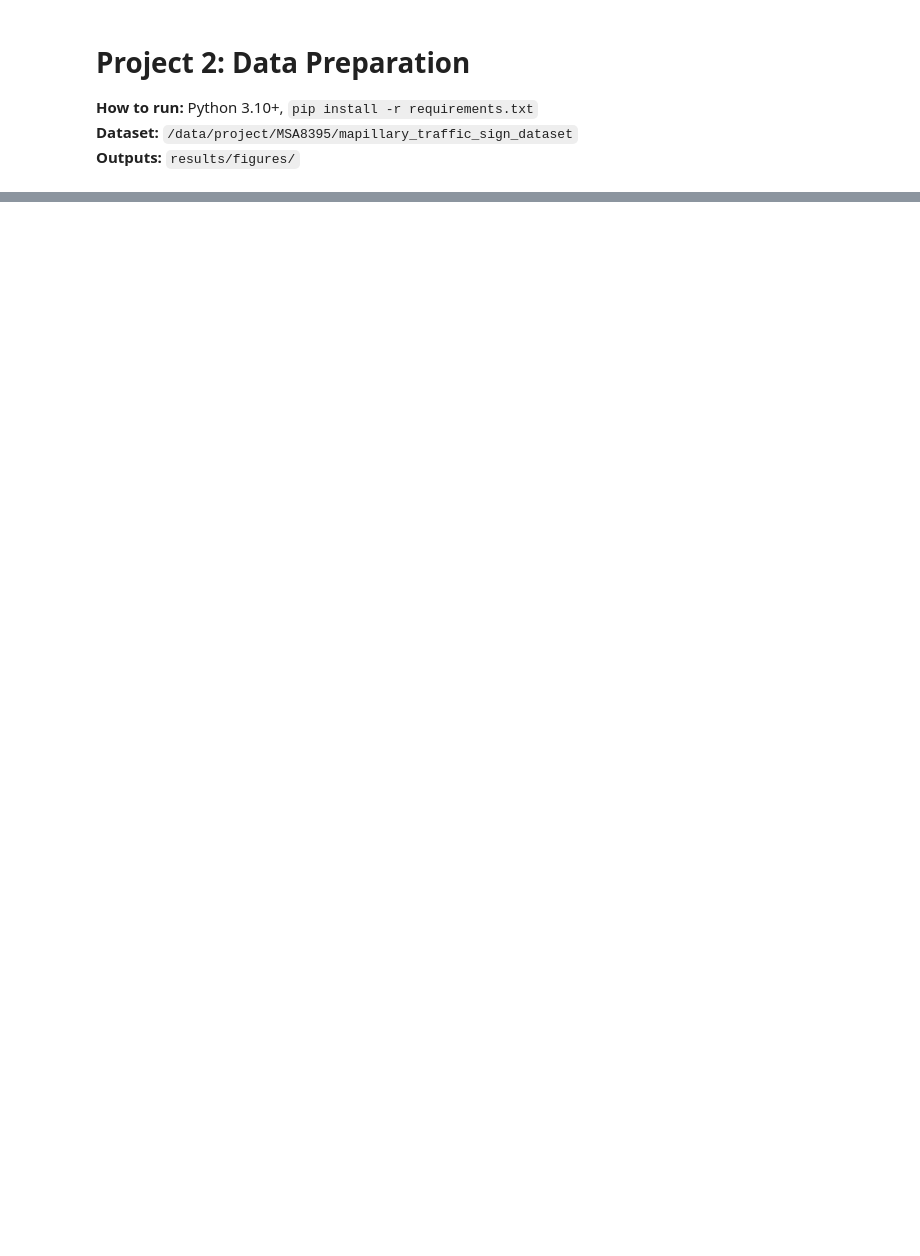
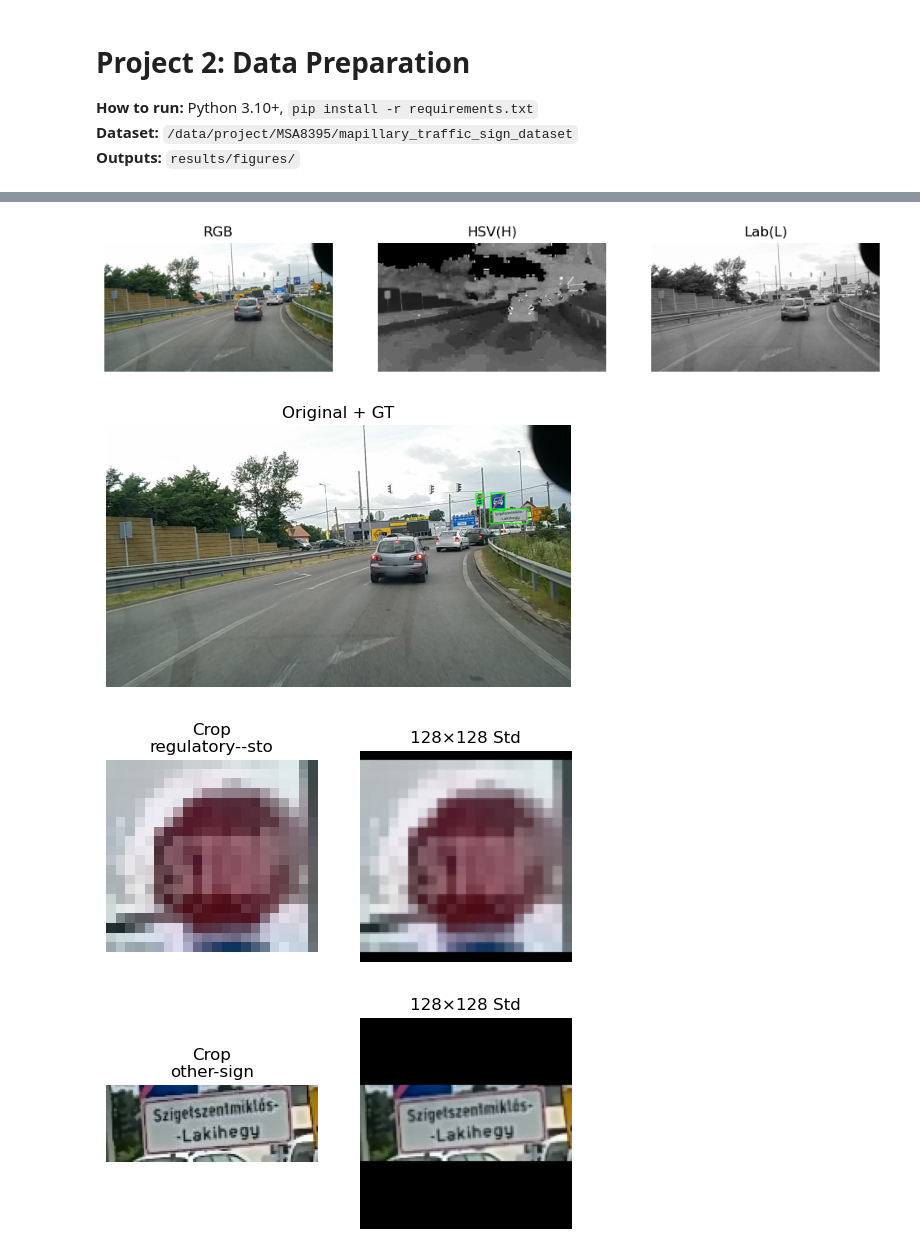
Before and after one commit to Harshalk2002/urban-sign-vision-system, a Jupyter notebook: notebooks/01_data_preparation.ipynb, the cells around one changed output, grey strips where cells are left out. Drawn from its saved outputs; the diff is of its cells as text; code cells hidden in the pictures; blank space fills up the shorter version.

Commit message:
Phase 1 updates: updated 01_data_preparation.ipynb and added results folder

```diff
--- a/notebooks/01_data_preparation.ipynb
+++ b/notebooks/01_data_preparation.ipynb
@@ -28,16 +7,0 @@ print("JSON exists:", ANN_JSON.exists(), "CSV exists:", ANN_CSV.exists())
-# %%
-
-def draw_bbox(img_bgr, bbox_xywh, label=None, color=(0,255,0), thickness=2):
-    x, y, w, h = map(int, bbox_xywh)
-    cv2.rectangle(img_bgr, (x, y), (x+w, y+h), color, thickness)
-    if label is not None:
-        cv2.putText(img_bgr, str(label), (x, max(0, y-5)),
-                    cv2.FONT_HERSHEY_SIMPLEX, 0.5, color, 1, cv2.LINE_AA)
-    return img_bgr
-
-def crop(img_bgr, bbox_xywh, pad=4):
-    x, y, w, h = map(int, bbox_xywh)
-    H, W = img_bgr.shape[:2]
-    x0, y0 = max(0, x-pad), max(0, y-pad)
-    x1, y1 = min(W, x+w+pad), min(H, y+h+pad)
-    return img_bgr[y0:y1, x0:x1]
@@ -55,0 +64,61 @@ def bilateral(img_bgr):
+# %%
+# ====== Phase 1 — Part B: Preprocessing pipeline ======
+import cv2, numpy as np, matplotlib.pyplot as plt
+
+def to_rgb(img): return cv2.cvtColor(img, cv2.COLOR_BGR2RGB)
+
+def enhance_image(bgr):
+    lab = cv2.cvtColor(bgr, cv2.COLOR_BGR2Lab)
+    L,a,b = cv2.split(lab)
+    clahe = cv2.createCLAHE(clipLimit=2.0, tileGridSize=(8,8))
+    L2 = clahe.apply(L)
+    lab2 = cv2.merge([L2,a,b])
+    bgr2 = cv2.cvtColor(lab2, cv2.COLOR_Lab2BGR)
+    return cv2.bilateralFilter(bgr2, d=7, sigmaColor=60, sigmaSpace=60)
+
+def extract_and_standardize(bgr, rows_df, pad_ratio=0.15, out_size=128, enhance=True):
+    if enhance: bgr = enhance_image(bgr)
+    H,W = bgr.shape[:2]; out=[]
+    for _, r in rows_df.iterrows():
+        x,y,w,h = int(r["x"]),int(r["y"]),int(r["w"]),int(r["h"])
+        px,py=int(w*pad_ratio),int(h*pad_ratio)
+        x1,y1=max(0,x-px),max(0,y-py); x2,y2=min(W,x+w+px),min(H,y+h+py)
+        crop=bgr[y1:y2,x1:x2]
+        if crop.size==0: continue
+        ch,cw=crop.shape[:2]; scale=out_size/max(ch,cw)
+        resized=cv2.resize(crop,(int(cw*scale),int(ch*scale)),interpolation=cv2.INTER_AREA)
+        pad_t=(out_size-resized.shape[0])//2; pad_b=out_size-resized.shape[0]-pad_t
+        pad_l=(out_size-resized.shape[1])//2; pad_r=out_size-resized.shape[1]-pad_l
+        standardized=cv2.copyMakeBorder(resized,pad_t,pad_b,pad_l,pad_r,cv2.BORDER_CONSTANT,value=(0,0,0))
+        out.append((crop,standardized,r["label"]))
+    return out
+
+def show_color_spaces_and_crops(df_ann, n_images=2, max_signs_per_image=5, enhance=True):
+    imgs=df_ann["image_path"].drop_duplicates().sample(n=min(n_images,df_ann["image_path"].nunique()),random_state=42)
+    for p in imgs:
+        bgr=cv2.imread(p);
+        if bgr is None: continue
+        hsv=cv2.cvtColor(bgr,cv2.COLOR_BGR2HSV); lab=cv2.cvtColor(bgr,cv2.COLOR_BGR2Lab)
+        fig,ax=plt.subplots(1,3,figsize=(12,4))
+        ax[0].imshow(to_rgb(bgr));ax[0].set_title("RGB");ax[0].axis('off')
+        ax[1].imshow(hsv[:,:,0],cmap='gray');ax[1].set_title("HSV(H)");ax[1].axis('off')
+        ax[2].imshow(lab[:,:,0],cmap='gray');ax[2].set_title("Lab(L)");ax[2].axis('off')
+        plt.show()
+        rows=df_ann[df_ann["image_path"]==p].head(max_signs_per_image)
+        crops=extract_and_standardize(bgr,rows,enhance=enhance)
+        vis=bgr.copy()
+        for _,r in rows.iterrows():
+            cv2.rectangle(vis,(int(r["x"]),int(r["y"])),(int(r["x"]+r["w"]),int(r["y"]+r["h"])),(0,255,0),2)
+        plt.figure(figsize=(6,6));plt.imshow(to_rgb(vis));plt.axis('off');plt.title("Original + GT");plt.show()
+        for crop,std,lab_ in crops:
+            fig,ax=plt.subplots(1,2,figsize=(6,3))
+            ax[0].imshow(to_rgb(crop));ax[0].set_title(f"Crop\n{lab_[:15]}");ax[0].axis('off')
+            ax[1].imshow(to_rgb(std));ax[1].set_title("128×128 Std");ax[1].axis('off')
+            plt.show()
+
+show_color_spaces_and_crops(ann_train, n_images=2, enhance=True)
+# %% [output]
+[figure, added]
+[figure, added]
+[figure, added]
+[figure, added]
```
Also changed, not shown: parts of 5 cells of this notebook, 25 other files.
